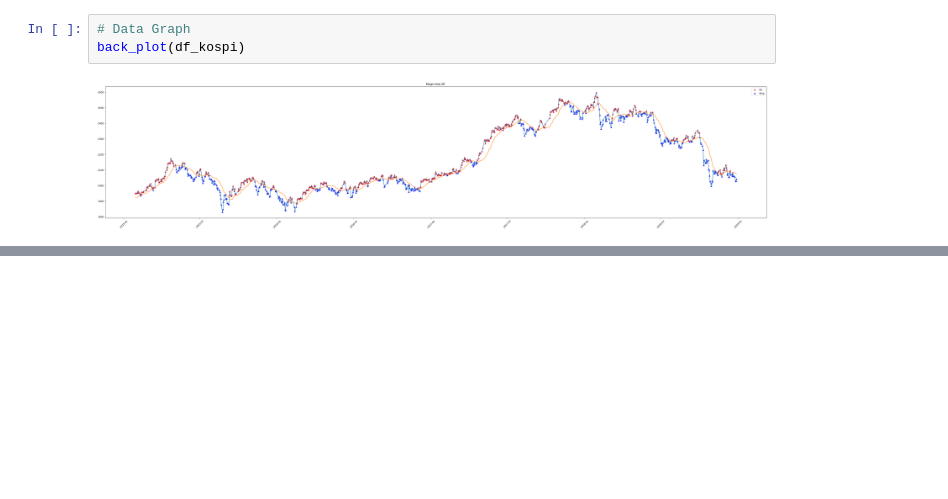
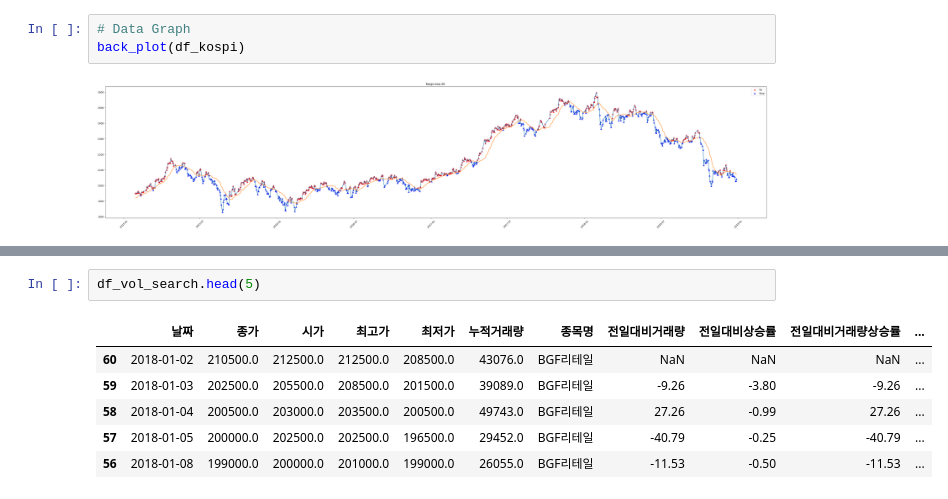
Before and after one commit to eseom31/Kis_Api_test, a Jupyter notebook: 3_BackTesting_System/BackTesting_main.ipynb, the cells around one changed output, grey strips where cells are left out. Cells and saved outputs as stored; diff of their text form; blank space fills up the shorter version.

```diff
--- a/3_BackTesting_System/BackTesting_main.ipynb
+++ b/3_BackTesting_System/BackTesting_main.ipynb
@@ -65,0 +93,9 @@ back_plot(df_kospi)
+# %%
+df_vol_search.head(5)
+# %% [output]
+|  | 날짜 | 종가 | 시가 | 최고가 | 최저가 | 누적거래량 | 종목명 | 전일대비거래량 | 전일대비상승률 | 전일대비거래량상승률 | ... |
+| 60 | 2018-01-02 | 210500.0 | 212500.0 | 212500.0 | 208500.0 | 43076.0 | BGF리테일 | NaN | NaN | NaN | ... |
+| 59 | 2018-01-03 | 202500.0 | 205500.0 | 208500.0 | 201500.0 | 39089.0 | BGF리테일 | -9.26 | -3.80 | -9.26 | ... |
+| 58 | 2018-01-04 | 200500.0 | 203000.0 | 203500.0 | 200500.0 | 49743.0 | BGF리테일 | 27.26 | -0.99 | 27.26 | ... |
+| 57 | 2018-01-05 | 200000.0 | 202500.0 | 202500.0 | 196500.0 | 29452.0 | BGF리테일 | -40.79 | -0.25 | -40.79 | ... |
+| 56 | 2018-01-08 | 199000.0 | 200000.0 | 201000.0 | 199000.0 | 26055.0 | BGF리테일 | -11.53 | -0.50 | -11.53 | ... |
```
Also changed, not shown: parts of 30 cells of this notebook.
